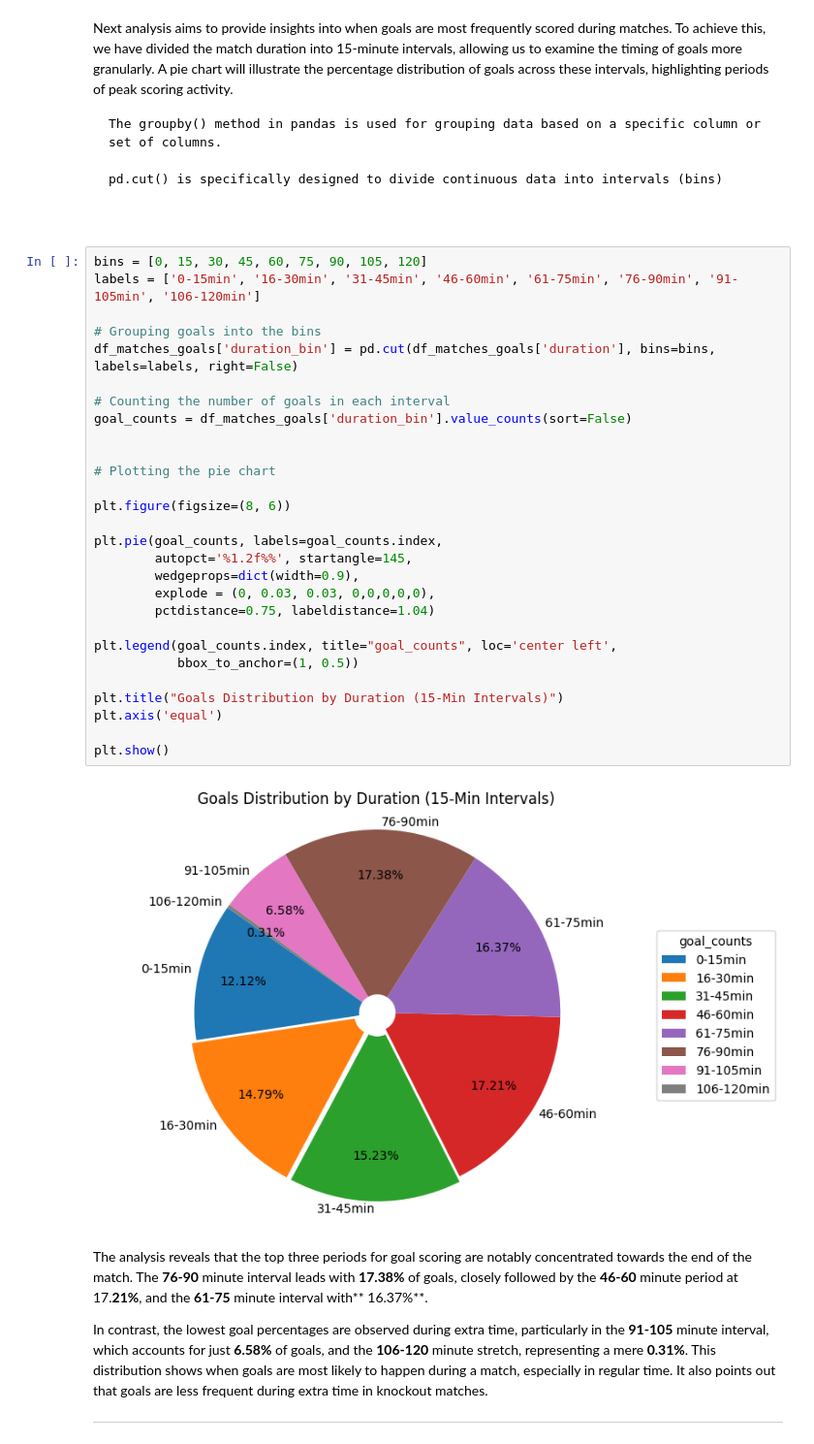
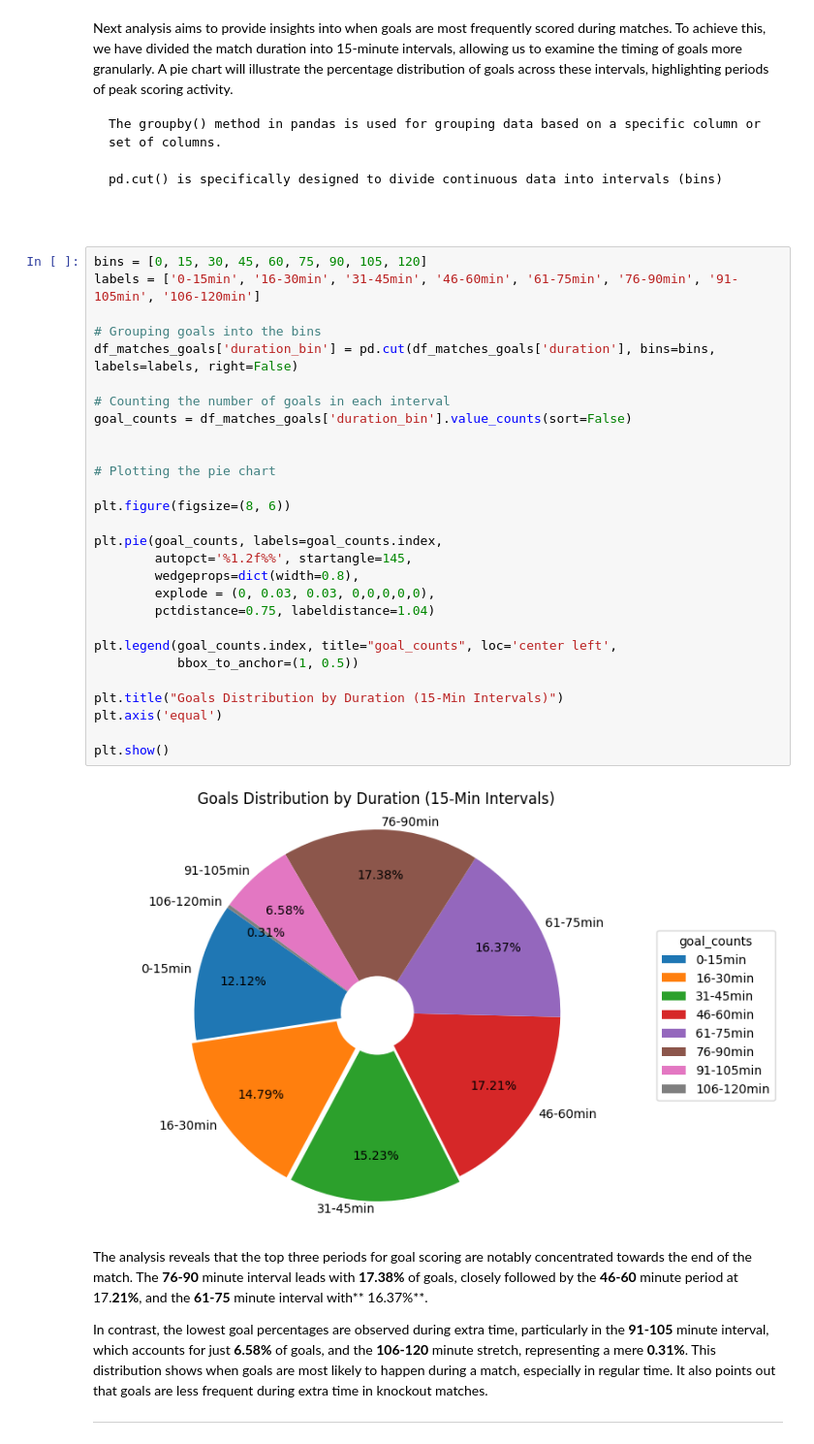
Before and after one commit to ahnafsayem/EDA-projects, a Jupyter notebook: Uefa-Champions-League-(2016-2022)-EDA/UCL_(2016_22)_EDA.ipynb, the cells around one changed output. Shown at 97% size. Cells and saved outputs as stored; diff of their text form.

```diff
--- a/Uefa-Champions-League-(2016-2022)-EDA/UCL_(2016_22)_EDA.ipynb
+++ b/Uefa-Champions-League-(2016-2022)-EDA/UCL_(2016_22)_EDA.ipynb
@@ -782,33 +788,33 @@ pd.cut() is specifically designed to divide continuous data into intervals (bins
 # %%
 bins = [0, 15, 30, 45, 60, 75, 90, 105, 120]
 labels = ['0-15min', '16-30min', '31-45min', '46-60min', '61-75min', '76-90min', '91-105min', '106-120min']
 
 # Grouping goals into the bins
 df_matches_goals['duration_bin'] = pd.cut(df_matches_goals['duration'], bins=bins, labels=labels, right=False)
 
 # Counting the number of goals in each interval
 goal_counts = df_matches_goals['duration_bin'].value_counts(sort=False)
 
 
 # Plotting the pie chart
 
 plt.figure(figsize=(8, 6))
 
 plt.pie(goal_counts, labels=goal_counts.index,
         autopct='%1.2f%%', startangle=145,
-        wedgeprops=dict(width=0.9),
+        wedgeprops=dict(width=0.8),
         explode = (0, 0.03, 0.03, 0,0,0,0,0),
         pctdistance=0.75, labeldistance=1.04)
 
 plt.legend(goal_counts.index, title="goal_counts", loc='center left',
            bbox_to_anchor=(1, 0.5))
 
 plt.title("Goals Distribution by Duration (15-Min Intervals)")
 plt.axis('equal')
 
 plt.show()
 # %% [output]
-[figure, old version]
+[figure, new version]
 # %% [markdown]
 The analysis reveals that the top three periods for goal scoring are notably concentrated towards the end of the match. The **76-90** minute interval leads with **17.38%** of goals, closely followed by the **46-60** minute period at 17.**21%**, and the **61-75** minute interval with** 16.37%**.
 
```
Also changed, not shown: parts of 4 cells of this notebook.
